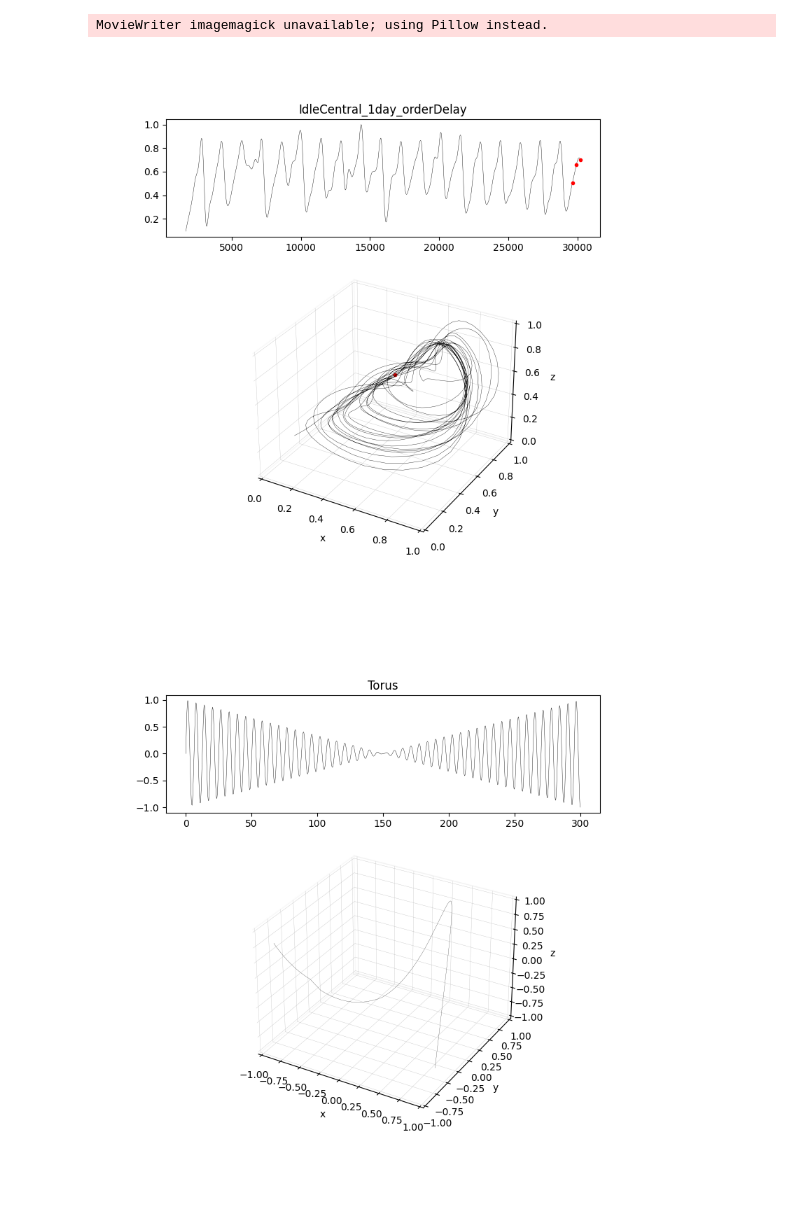
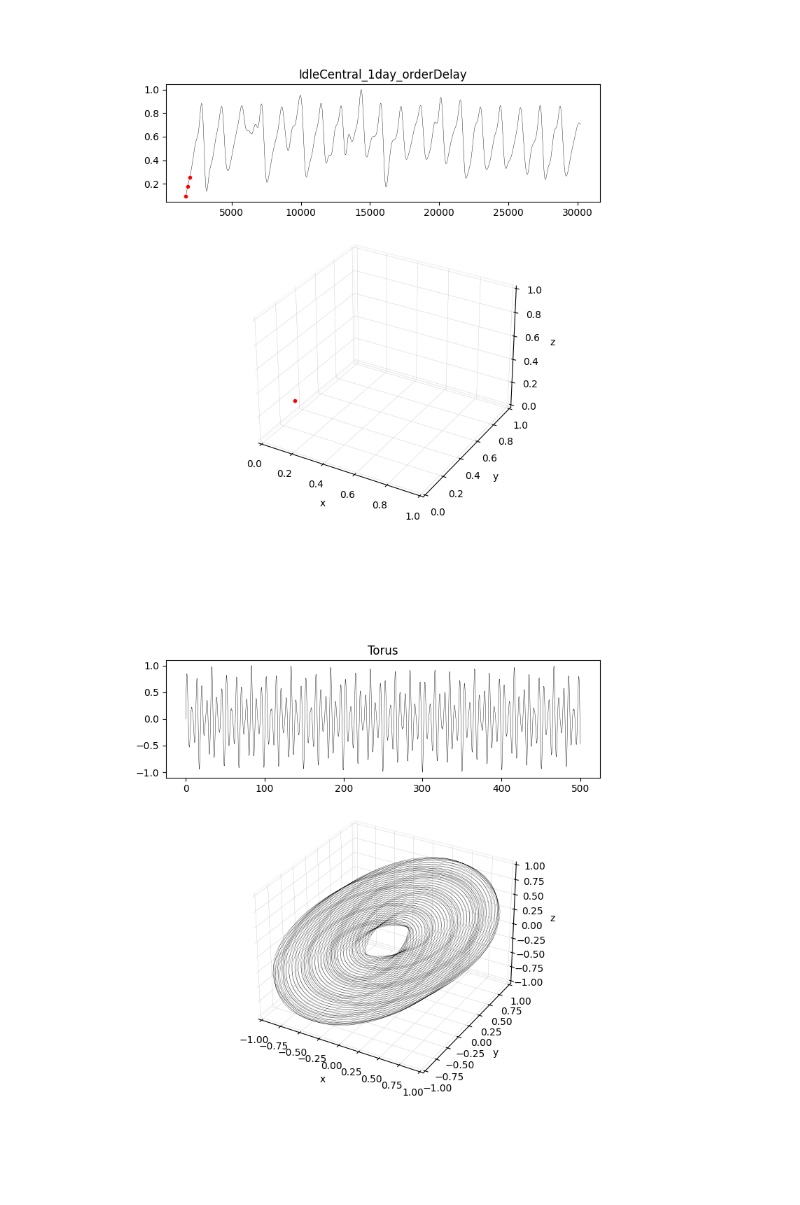
Before and after one commit to MarvinMat/Attractor-Reconstruction, a Jupyter notebook: SimpleAttractorCreation.ipynb, the cells around one changed output. Saved outputs shown, nothing was run; the diff lists cells and outputs as text; code cells hidden in the pictures.

Commit message:
With Synthetic Torus

```diff
--- a/SimpleAttractorCreation.ipynb
+++ b/SimpleAttractorCreation.ipynb
@@ -16,7 +16,7 @@ import matplotlib.gridspec as gridspec
 filename = "aggregat_ssop"
 
 
-data = np.loadtxt("data/" + filename +".txt", skiprows=12)
+data = np.loadtxt("data/" + filename +".txt", skiprows=24)
 
 x = data[:, :4]
 fig = plt.figure()
@@ -89,7 +89,7 @@ from scipy.interpolate import interp1d
 import matplotlib.gridspec as gridspec
 
 #data = np.loadtxt("OEE_over_time2.txt")
-filename = "Idle_1day_orderDelay"
+filename = "Idle_8hours_orderDelay"
 
 
 data = np.loadtxt("data/" + filename + ".txt", skiprows=1)
@@ -151,6 +151,9 @@ for n in system:
     ax.set_xlabel('x')
     ax.set_ylabel('y')
     ax.set_zlabel('z')
+    ax.set_xlim3d([0.0, 1.0])
+    ax.set_ylim3d([0.0, 1.0])
+    ax.set_zlim3d([0.0, 1.0])
 
     # Normalizing
     embeddings = embeddings / embeddings.max(axis=0)
@@ -334,16 +337,15 @@ def update(num, data, line):
 # ax.plot(embeddings[:, 0], embeddings[:, 1], embeddings[:, 2], linewidth=0.3, alpha=0.85, color="black" ) #,linestyle="-.")
 line, = axr.plot(data[0, 0:1], data[1, 0:1], data[2, 0:1], linewidth=0.3, alpha=0.85, color="black")
 ani = animation.FuncAnimation(fig, update, 980, interval=20, blit=False, repeat=False, fargs=(data, line))
-ani.save(filename + '.gif', writer='imagemagick')
+#ani.save(filename + '.gif', writer='imagemagick')
 # fig.tight_layout()
 plt.show()
 # %% [output]
-MovieWriter imagemagick unavailable; using Pillow instead.
-[figure, old version]
+[figure, new version]
 # %%
 %matplotlib widget
 
-# Synthetic Attractor
+# Synthetic Torus Attractor
 
 from matplotlib import pyplot as plt
 import numpy as np
@@ -354,16 +356,17 @@ from sklearn.manifold import SpectralEmbedding
 
 
 animated = False
-spectral = True # False does Standard Embedding
+spectral = False # False does Standard Embedding
 
 # Define spectral settings
 n_components = 3
-n_neighbors = 250
+n_neighbors = 20
 t_affinity = "nearest_neighbors"
 
 # Define embedding settings
-embedding_dim = 3   # Embedding dimension
-embedding_delay = 150 # Time delay
+factor = 10
+embedding_dim = 3            # Embedding dimension
+embedding_delay = 7 * factor # Time delay
 
 ### Begin settings for output.
 # create a figure
@@ -398,19 +401,19 @@ axr.set_ylim3d([-1.0, 1.0])
 axr.set_zlim3d([-1.0, 1.0])
 # data
 filename = "Torus"
+axl.set_title(filename)
 
-axl.set_title(filename)
-#filedata = np.loadtxt("IdleCentral_1day_orderDelay" + ".txt")
-n = 1 # data colum
-# time = [x[0] for x in filedata]
-# values = [x[n] for x in filedata]
-time = np.linspace(0,300,num=1000)
-forward = np.array([x for x in range(1,501)])
+time = np.linspace(0,500,num=4800*factor)
+forward = np.array([x for x in range(15,95)])
 backward = np.flip(forward)
 full = np.append(backward,forward)
+for x in range(1,30*factor):
+    full = np.append(full, backward)
+    full = np.append(full, forward)
+
 full = full / full.max(axis=0)
 
-x = np.linspace(0,3000,1)
+#x = np.linspace(0,4000,1)
 x = np.sin(time)
 x = np.array(full * x)
 
@@ -426,38 +429,39 @@ else: # Create embedding matrix
     for i in range(embedding_dim):
         embeddings[:, i] = x[i*embedding_delay:i*embedding_delay+len(embeddings)]
 
-    embeddings = embeddings / embeddings.max(axis=0)
+    #embeddings = embeddings / embeddings.max(axis=0)
     data = embeddings.transpose()
 
 # left plot
 # x = x / x.max(axis=0)
 axl.plot(time, x, "k", lw=0.3)
 if(animated):
     point, = axl.plot(time[0], x[0], "o", markersize=3, color='red')
     point2, = axl.plot(time[embedding_delay], x[embedding_delay], "o", markersize=3, color='red')
     point3, = axl.plot(time[embedding_delay*2], x[embedding_delay*2], "o", markersize=3, color='red')
     point4, = axr.plot(data[0,0], data[1,0], data[2,0], "o", markersize=3, color='red')
-#axr.plot(data[0,0], data[1,0], data[2,0], "l", lw=0.3)
-#point2, = axr.plot(data[0,0], data[1,0], data[2,0], "o", markersize=3, color='red')
+# axr.plot(data[0,0], data[1,0], data[2,0], "l", lw=0.3)
+# point2, = axr.plot(data[0,0], data[1,0], data[2,0], "o", markersize=3, color='red')
 
 def update(num, data, line):
     point.set_data([time[num]], [x[num]])
-    point2.set_data([time[num+10]], [x[num+10]])
-    point3.set_data([time[num+20]], [x[num+20]])
+    point2.set_data([time[num+embedding_delay]], [x[num+embedding_delay]])
+    point3.set_data([time[num+embedding_delay*2]], [x[num+embedding_delay*2]])
     point4.set_data([data[0,num]], [data[1,num]])
     point4.set_3d_properties(data[2, num], 'z')
     line.set_data(data[:2, :num])
     line.set_3d_properties(data[2, :num])
     return point, line, point2, point3# , point4
 
 if(animated):
     line, = axr.plot(data[0, 0:1], data[1, 0:1], data[2, 0:1], linewidth=0.3, alpha=0.85, color="black")
-    ani = animation.FuncAnimation(fig, update, 980, interval=200, blit=False, repeat=False, fargs=(data, line))
+    ani = animation.FuncAnimation(fig, update, data[0].size-embedding_delay*2, interval=np.round(20/factor), blit=False, repeat=False, fargs=(data, line))
 else:
-    axr.plot(xs=data[:, 0], ys=data[:, 1], zs=data[:,2], linewidth=0.2, alpha=0.85, color="black")
+    # axr.plot(data[0, 0:1], data[1, 0:1], data[2, 0:1], linewidth=0.3, alpha=0.85, color="black")
+    axr.plot(xs=data[0], ys=data[1], zs=data[2], linewidth=0.2, alpha=0.85, color="black")
 
 # ani.save(filename + '.gif', writer='imagemagick')
 # fig.tight_layout()
 plt.show()
 # %% [output]
-[figure, old version]
+[figure, new version]
```
Also changed, not shown: parts of 2 cells of this notebook.
